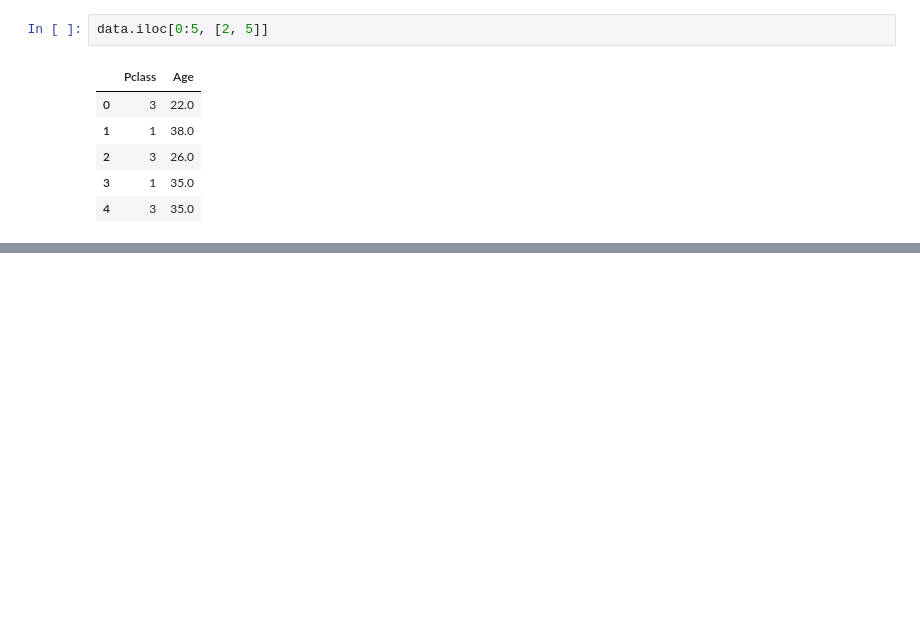
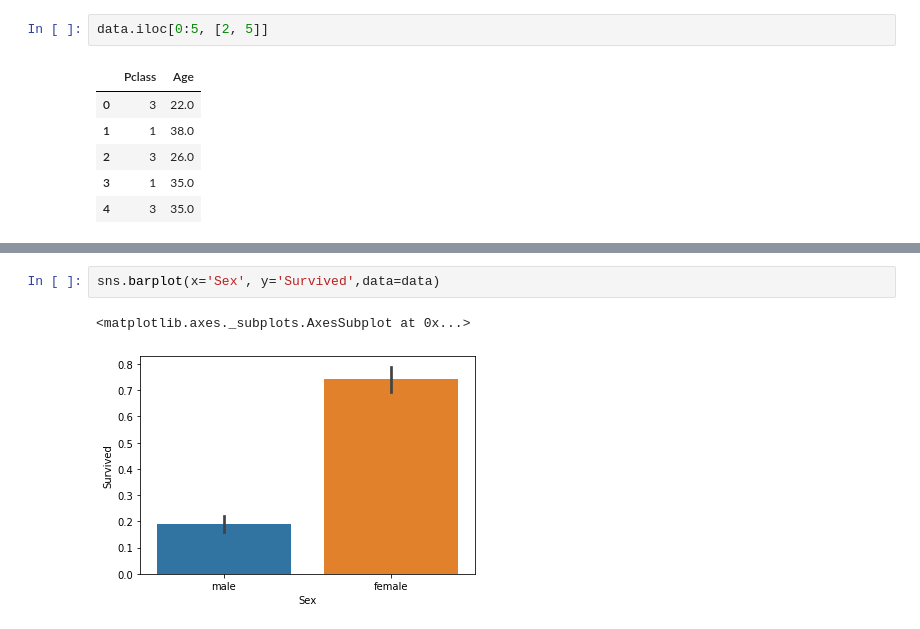
Before and after one commit to swgu931/temp, a Jupyter notebook: DE_course_1.ipynb, the cells around one changed output, grey strips where cells are left out. Cells and saved outputs as stored; diff of their text form; blank space fills up the shorter version.

```diff
--- a/DE_course_1.ipynb
+++ b/DE_course_1.ipynb
@@ -393,0 +405,5 @@ data.iloc[0:5, [2, 5]]
+# %%
+sns.barplot(x='Sex', y='Survived',data=data)
+# %% [output]
+<matplotlib.axes._subplots.AxesSubplot at 0x...>
+[figure, added]
```
Also changed, not shown: parts of 24 cells of this notebook.
